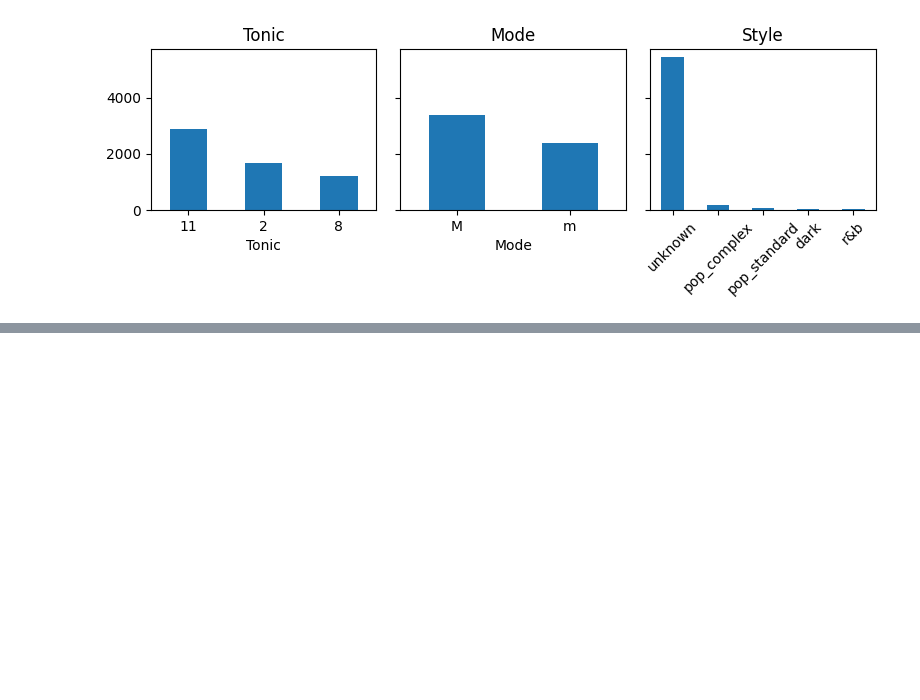
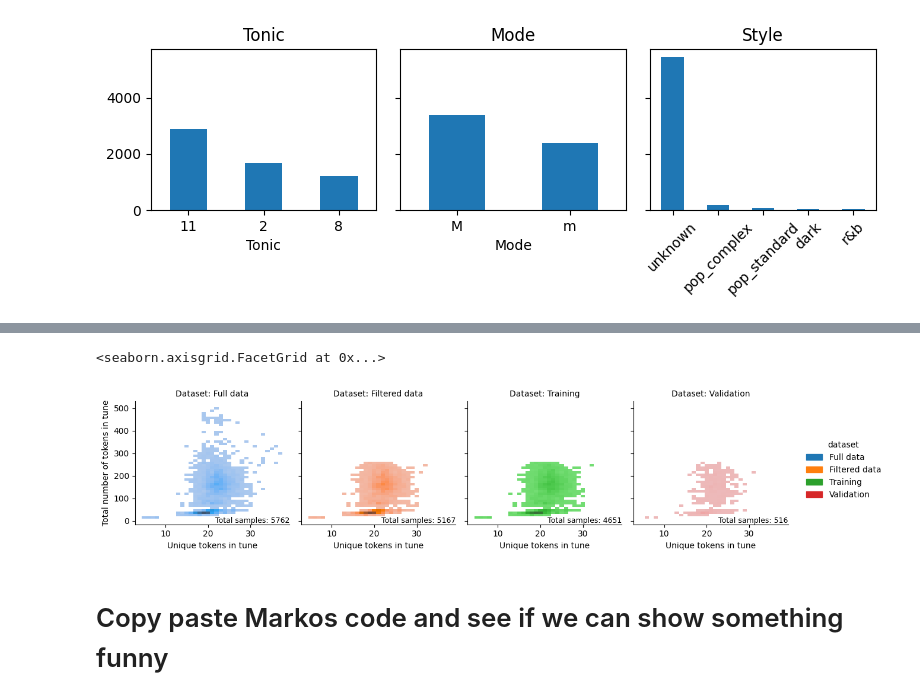
Before and after one commit to amerotz/deep_learning_project, a Jupyter notebook: plotting.ipynb, the cells around one changed output, grey strips where cells are left out. Saved outputs shown, nothing was run; the diff lists cells and outputs as text; code cells hidden in the pictures; blank space fills up the shorter version.

```diff
--- a/plotting.ipynb
+++ b/plotting.ipynb
@@ -163,0 +291,37 @@ plt.show()
+# %%
+import seaborn as sns
+
+g = sns.displot(
+    data=df,
+    x="unique",
+    y="count",
+    col="dataset",
+    hue="dataset",
+    kind="hist",
+    height=3,
+    aspect=1,
+    discrete=(True, False),
+)
+
+# set axis labels and titles
+g.set_axis_labels("Unique tokens in tune", "Total number of tokens in tune")
+g.set_titles("Dataset: {col_name}")
+
+# add the total number of samples to each plot
+for ax in g.axes.flatten():
+    # get the dataset name from the title
+    dataset_name = ax.get_title().split(": ")[-1]
+
+    # calculate the total number of samples in this dataset
+    total_samples = df[df["dataset"] == dataset_name]["count"].count()
+
+    # add text to the plot with the total number of samples
+    ax.text(1, 0.06, f"Total samples: {total_samples}",
+            transform=ax.transAxes, ha="right", va="top", fontsize=9)
+
+g.tight_layout()
+# %% [output]
+<seaborn.axisgrid.FacetGrid at 0x...>
+[figure, added]
+# %% [markdown]
+# Copy paste Markos code and see if we can show something funny
```
Also changed, not shown: parts of 17 cells of this notebook.
